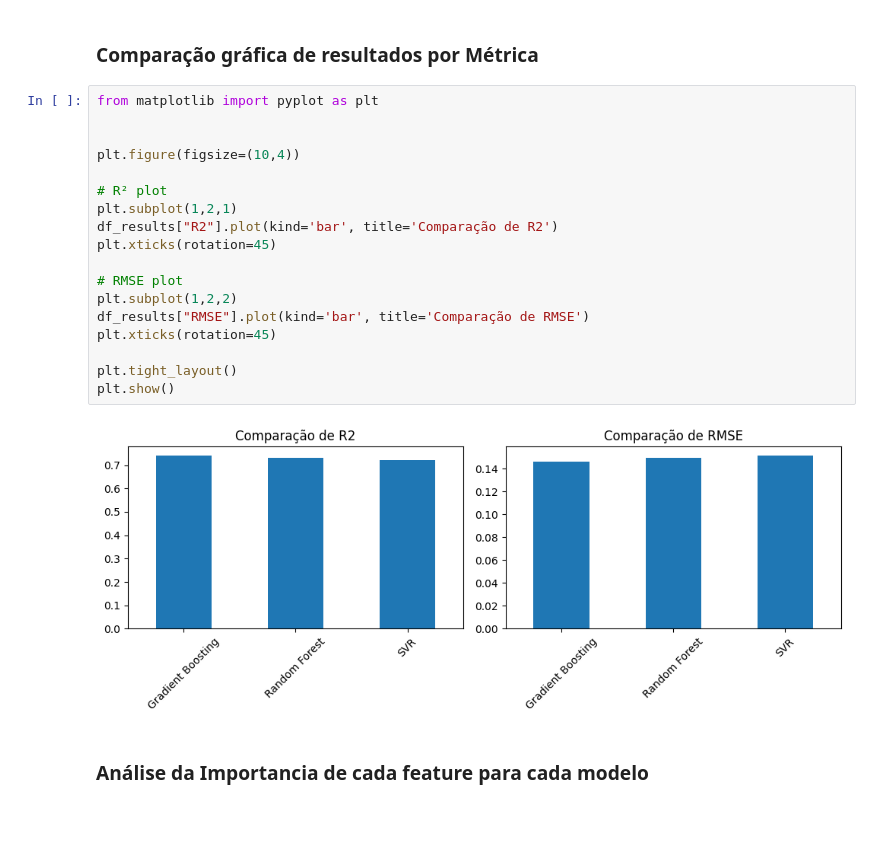
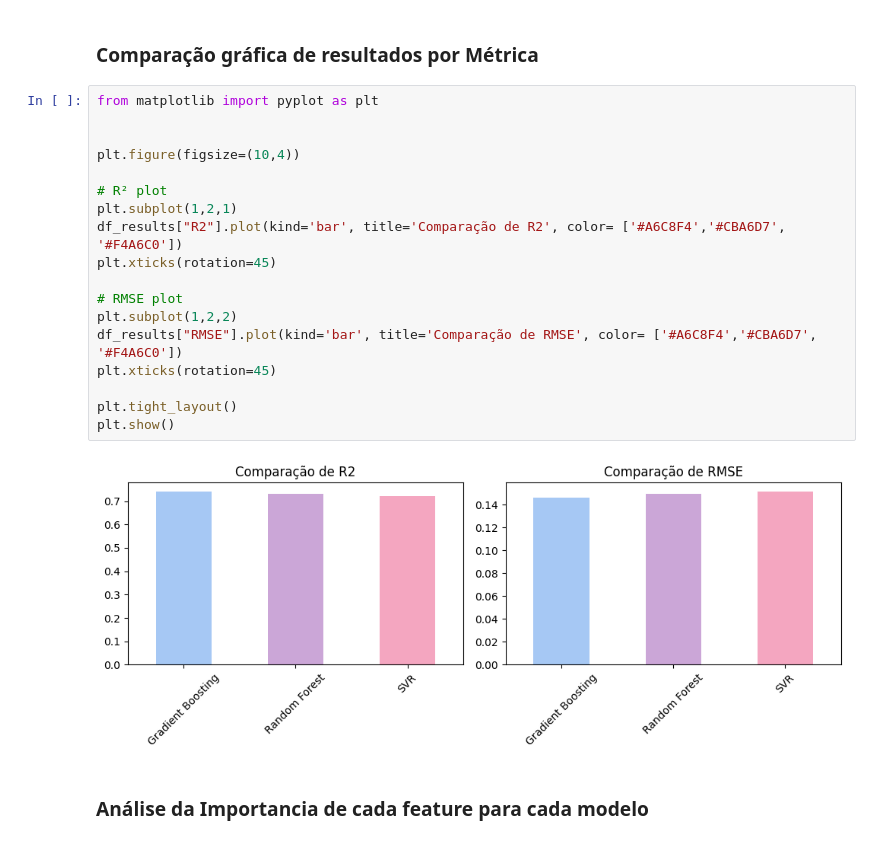
Before and after one commit to mariaclaraps/projeto-ciencia-dos-dados, a Jupyter notebook: notebooks/wind-power-generation-regression.ipynb, the cells around one changed output. Saved outputs shown, nothing was run; the diff lists cells and outputs as text.

Commit message:
fix: correção de coloração dos gráficos

```diff
--- a/notebooks/wind-power-generation-regression.ipynb
+++ b/notebooks/wind-power-generation-regression.ipynb
@@ -276,23 +276,23 @@ Melhores hiperparâmetros: {'model__learning_rate': 0.05, 'model__max_depth': 10
 # %%
 from matplotlib import pyplot as plt
 
 
 plt.figure(figsize=(10,4))
 
 # R² plot
 plt.subplot(1,2,1)
-df_results["R2"].plot(kind='bar', title='Comparação de R2')
+df_results["R2"].plot(kind='bar', title='Comparação de R2', color= ['#A6C8F4','#CBA6D7', '#F4A6C0'])
 plt.xticks(rotation=45)
 
 # RMSE plot
 plt.subplot(1,2,2)
-df_results["RMSE"].plot(kind='bar', title='Comparação de RMSE')
+df_results["RMSE"].plot(kind='bar', title='Comparação de RMSE', color= ['#A6C8F4','#CBA6D7', '#F4A6C0'])
 plt.xticks(rotation=45)
 
 plt.tight_layout()
 plt.show()
 # %% [output]
-[figure, old version]
+[figure, new version]
 # %% [markdown]
 ### Análise da Importancia de cada feature para cada modelo
 # %%
```
Also changed, not shown: parts of 1 cell of this notebook.
